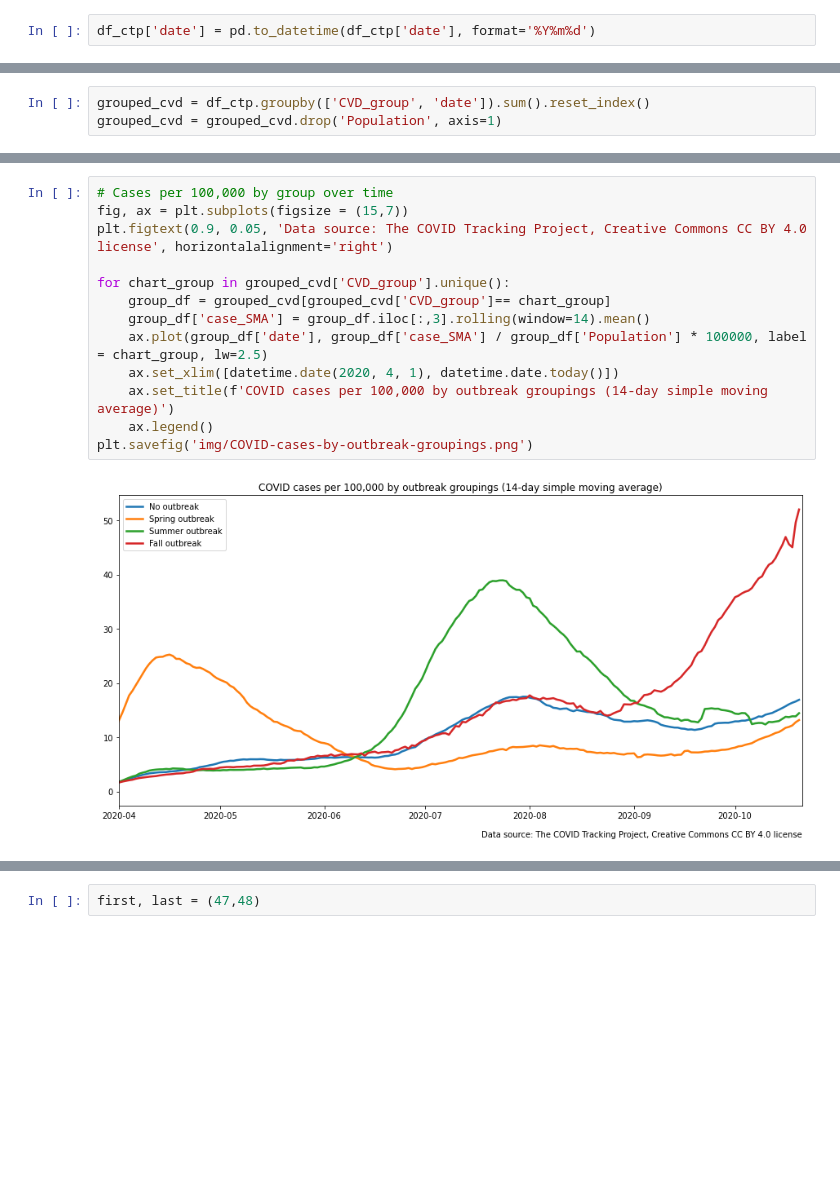
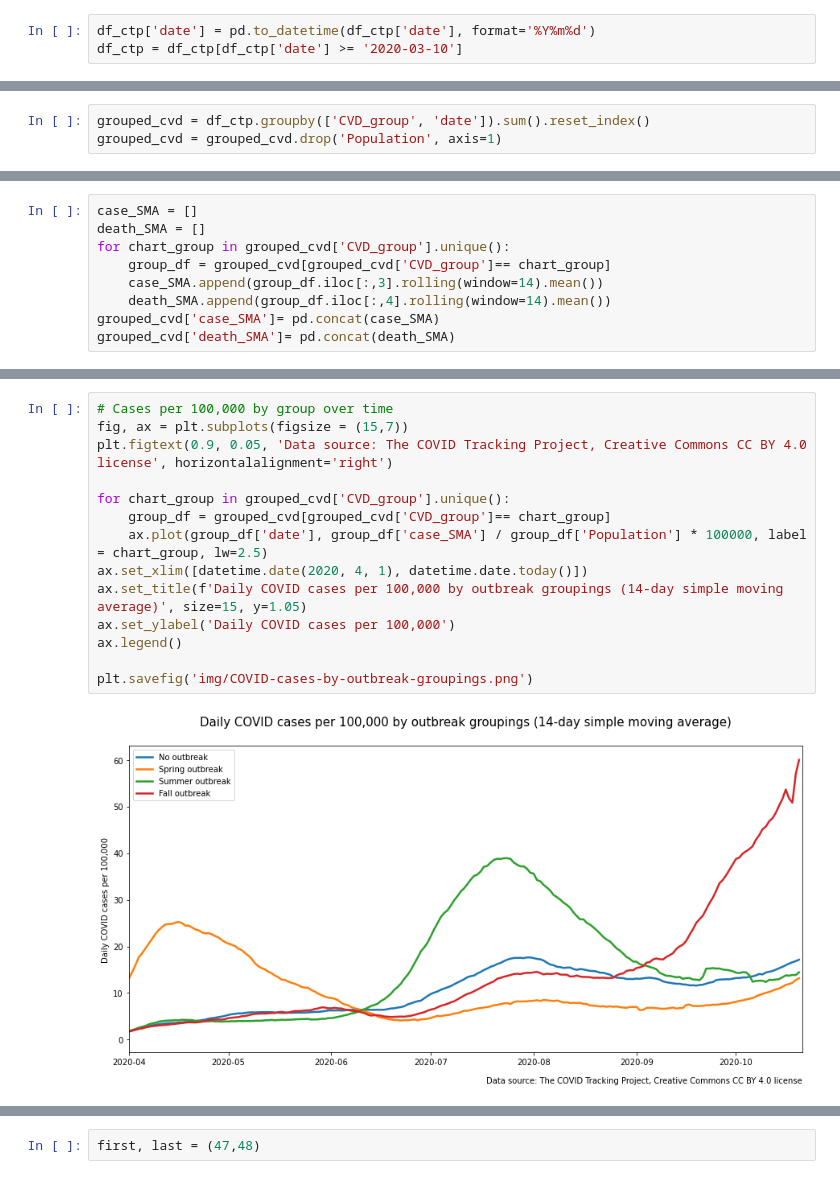
Before and after one commit to salvir1/covid-19-geographic-analysis, a Jupyter notebook: covid_case_and_death_trends.ipynb, the cells around one changed output, grey strips where cells are left out. Cells and saved outputs as stored; diff of their text form; blank space fills up the shorter version.

```diff
--- a/covid_case_and_death_trends.ipynb
+++ b/covid_case_and_death_trends.ipynb
@@ -60,6 +60,7 @@ dtypes: int64(4), object(1)
 memory usage: 505.3+ KB
 # %%
 df_ctp['date'] = pd.to_datetime(df_ctp['date'], format='%Y%m%d')
+df_ctp = df_ctp[df_ctp['date'] >= '2020-03-10']
 # %%
 df_ctp.state.unique()
 # %% [output]
@@ -96,0 +115,9 @@ grouped_cvd['CVD_group'] = grouped_cvd['CVD_group'].apply(lambda x: 'Fall outbre
+# %%
+case_SMA = []
+death_SMA = []
+for chart_group in grouped_cvd['CVD_group'].unique():
+    group_df = grouped_cvd[grouped_cvd['CVD_group']== chart_group]
+    case_SMA.append(group_df.iloc[:,3].rolling(window=14).mean())
+    death_SMA.append(group_df.iloc[:,4].rolling(window=14).mean())
+grouped_cvd['case_SMA']= pd.concat(case_SMA)
+grouped_cvd['death_SMA']= pd.concat(death_SMA)
@@ -97,15 +156,16 @@ grouped_cvd['CVD_group'] = grouped_cvd['CVD_group'].apply(lambda x: 'Fall outbre
 # %%
 # Cases per 100,000 by group over time
 fig, ax = plt.subplots(figsize = (15,7))
 plt.figtext(0.9, 0.05, 'Data source: The COVID Tracking Project, Creative Commons CC BY 4.0 license', horizontalalignment='right')
 
 for chart_group in grouped_cvd['CVD_group'].unique():
     group_df = grouped_cvd[grouped_cvd['CVD_group']== chart_group]
-    group_df['case_SMA'] = group_df.iloc[:,3].rolling(window=14).mean()
     ax.plot(group_df['date'], group_df['case_SMA'] / group_df['Population'] * 100000, label = chart_group, lw=2.5)
-    ax.set_xlim([datetime.date(2020, 4, 1), datetime.date.today()])
-    ax.set_title(f'COVID cases per 100,000 by outbreak groupings (14-day simple moving average)')
-    ax.legend()
+ax.set_xlim([datetime.date(2020, 4, 1), datetime.date.today()])
+ax.set_title(f'Daily COVID cases per 100,000 by outbreak groupings (14-day simple moving average)', size=15, y=1.05)
+ax.set_ylabel('Daily COVID cases per 100,000')
+ax.legend()
+
 plt.savefig('img/COVID-cases-by-outbreak-groupings.png')
 # %% [output]
-[figure, old version]
+[figure, new version]
```
Also changed, not shown: parts of 8 cells of this notebook.
